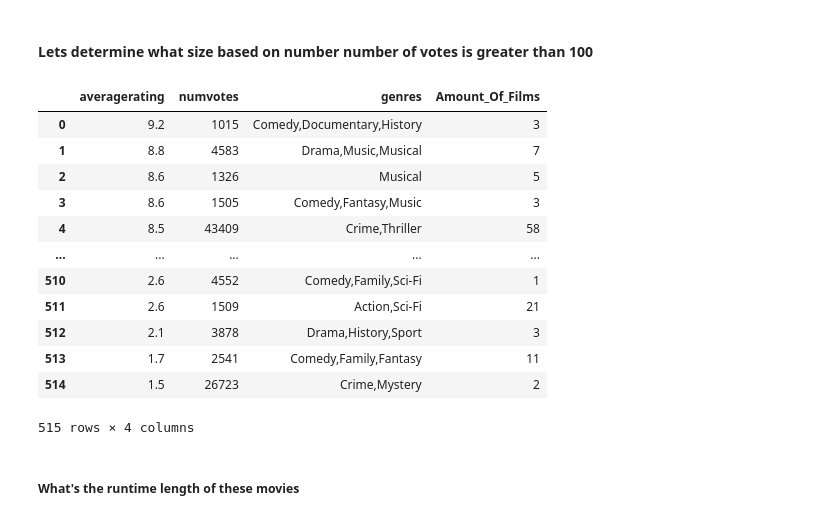
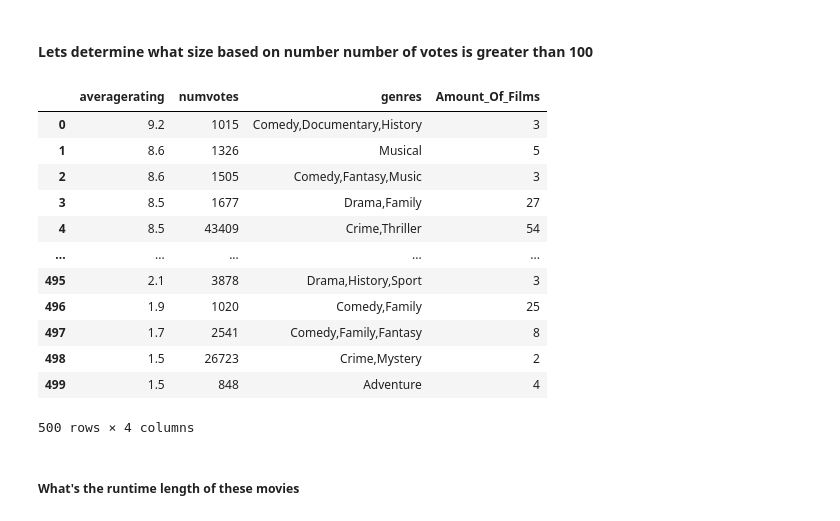
Before and after one commit to mrodberg/Pod1Capstone, a Jupyter notebook: Cam_Work.ipynb, the cells around one changed output. Cells and saved outputs as stored; diff of their text form; code cells hidden in the pictures.

```diff
--- a/Cam_Work.ipynb
+++ b/Cam_Work.ipynb
@@ -341,36 +861,36 @@ ORDER BY averagerating DESC;
 # %%
 conn = sqlite3.connect("zippedData/im.db")
 
 pd.read_sql("""
 SELECT averagerating, numvotes, genres, count(GENRES) AS Amount_Of_Films
 
 FROM movie_ratings
 
 JOIN movie_basics
     USING(movie_id)
 
-WHERE numvotes >= 750
+WHERE numvotes >= 750 AND start_year > 2010
 
 GROUP BY genres
 ORDER BY averagerating DESC;
 
 """,conn)
 
 ### IMPORT THE DATA
 # %% [output]
 |  | averagerating | numvotes | genres | Amount_Of_Films |
 | 0 | 9.2 | 1015 | Comedy,Documentary,History | 3 |
-| 1 | 8.8 | 4583 | Drama,Music,Musical | 7 |
-| 2 | 8.6 | 1326 | Musical | 5 |
-| 3 | 8.6 | 1505 | Comedy,Fantasy,Music | 3 |
-| 4 | 8.5 | 43409 | Crime,Thriller | 58 |
+| 1 | 8.6 | 1326 | Musical | 5 |
+| 2 | 8.6 | 1505 | Comedy,Fantasy,Music | 3 |
+| 3 | 8.5 | 1677 | Drama,Family | 27 |
+| 4 | 8.5 | 43409 | Crime,Thriller | 54 |
 | ... | ... | ... | ... | ... |
-| 510 | 2.6 | 4552 | Comedy,Family,Sci-Fi | 1 |
-| 511 | 2.6 | 1509 | Action,Sci-Fi | 21 |
-| 512 | 2.1 | 3878 | Drama,History,Sport | 3 |
-| 513 | 1.7 | 2541 | Comedy,Family,Fantasy | 11 |
-| 514 | 1.5 | 26723 | Crime,Mystery | 2 |
+| 495 | 2.1 | 3878 | Drama,History,Sport | 3 |
+| 496 | 1.9 | 1020 | Comedy,Family | 25 |
+| 497 | 1.7 | 2541 | Comedy,Family,Fantasy | 8 |
+| 498 | 1.5 | 26723 | Crime,Mystery | 2 |
+| 499 | 1.5 | 848 | Adventure | 4 |
-515 rows × 4 columns
+500 rows × 4 columns
 # %% [markdown]
 <h5> What's the runtime length of these movies
 # %%
```
Also changed, not shown: parts of 38 cells of this notebook.
